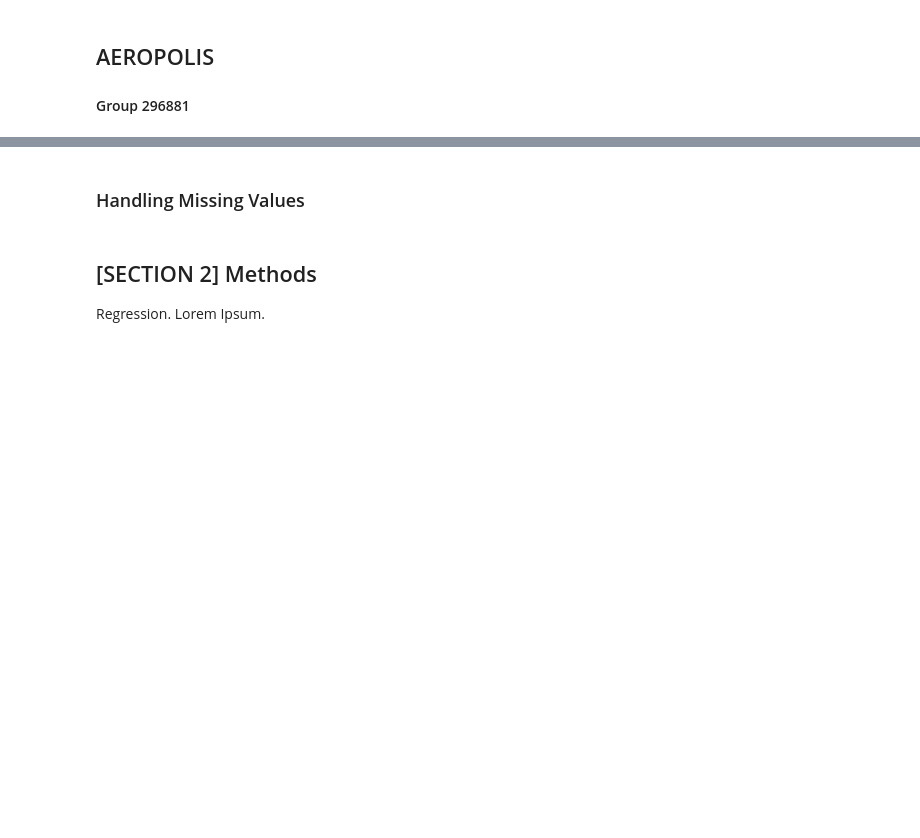
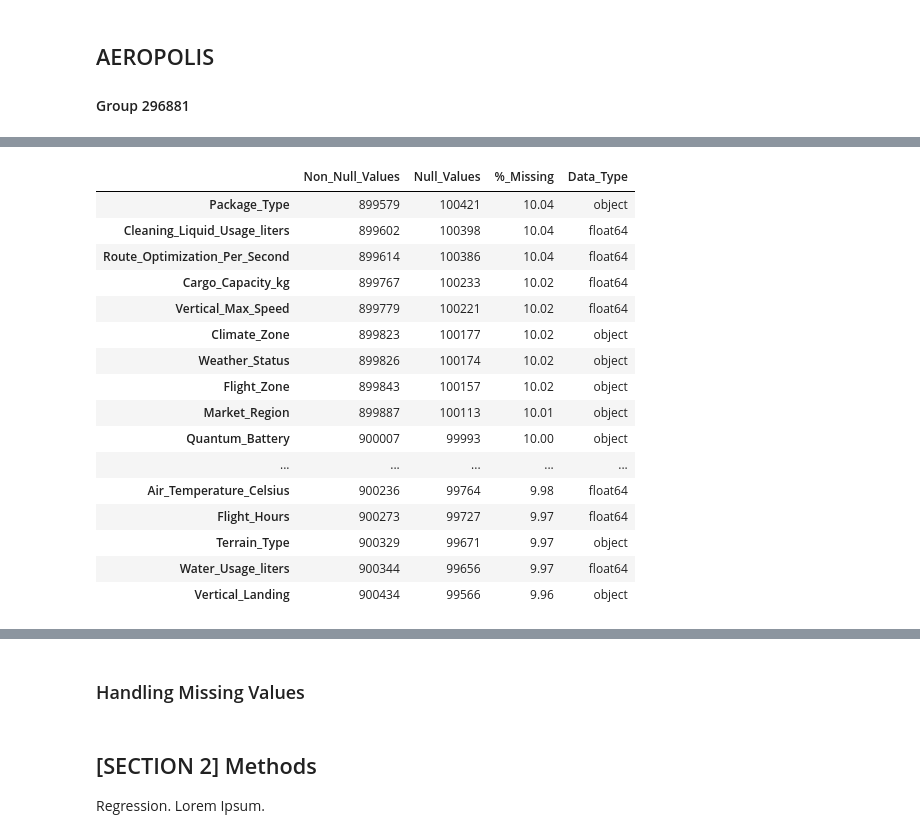
Before and after one commit to yaseminates/Aeropolis_AIML_296881, a Jupyter notebook: main.ipynb, the cells around one changed output, grey strips where cells are left out. Saved outputs shown, nothing was run; the diff lists cells and outputs as text; code cells hidden in the pictures; blank space fills up the shorter version.

```diff
--- a/main.ipynb
+++ b/main.ipynb
@@ -87,0 +90,8 @@ df.to_csv('aeropolis_sample.csv', index=False)
+# %%
+# Data Structure
+
+df = df_or
+# Easily switch between the original dataset and saple (df_sm) as needed
+
+print("--- First Few Entries of the Dataset ---")
+df.head()
@@ -128,0 +178,43 @@ memory usage: 152.6+ MB
+# %%
+import seaborn as sns
+import matplotlib.pyplot as plt
+
+# Calculate missing and non-missing values
+missing_values = df.isnull().sum()
+non_missing_values = df.notnull().sum()
+missing_percentage = ((missing_values / len(df)) * 100).round(2)
+
+df = df_or # Use original dataset (or switch to sample "df_sm" as needed)
+
+dtypes = df.dtypes
+
+missing_data = pd.DataFrame({
+    'Non_Null_Values': non_missing_values,
+    'Null_Values': missing_values,
+    '%_Missing': missing_percentage,
+    'Data_Type': dtypes.values
+}).sort_values(by='Null_Values', ascending=False)
+
+# Output
+missing_data
+
+
+# Let's use either this or the one before but not both...
+# %% [output]
+|  | Non_Null_Values | Null_Values | %_Missing | Data_Type |
+| Package_Type | 899579 | 100421 | 10.04 | object |
+| Cleaning_Liquid_Usage_liters | 899602 | 100398 | 10.04 | float64 |
+| Route_Optimization_Per_Second | 899614 | 100386 | 10.04 | float64 |
+| Cargo_Capacity_kg | 899767 | 100233 | 10.02 | float64 |
+| Vertical_Max_Speed | 899779 | 100221 | 10.02 | float64 |
+| Climate_Zone | 899823 | 100177 | 10.02 | object |
+| Weather_Status | 899826 | 100174 | 10.02 | object |
+| Flight_Zone | 899843 | 100157 | 10.02 | object |
+| Market_Region | 899887 | 100113 | 10.01 | object |
+| Quantum_Battery | 900007 | 99993 | 10.00 | object |
+| ... | ... | ... | ... | ... |
+| Air_Temperature_Celsius | 900236 | 99764 | 9.98 | float64 |
+| Flight_Hours | 900273 | 99727 | 9.97 | float64 |
+| Terrain_Type | 900329 | 99671 | 9.97 | object |
+| Water_Usage_liters | 900344 | 99656 | 9.97 | float64 |
+| Vertical_Landing | 900434 | 99566 | 9.96 | object |
```
Also changed, not shown: parts of 14 cells of this notebook.
